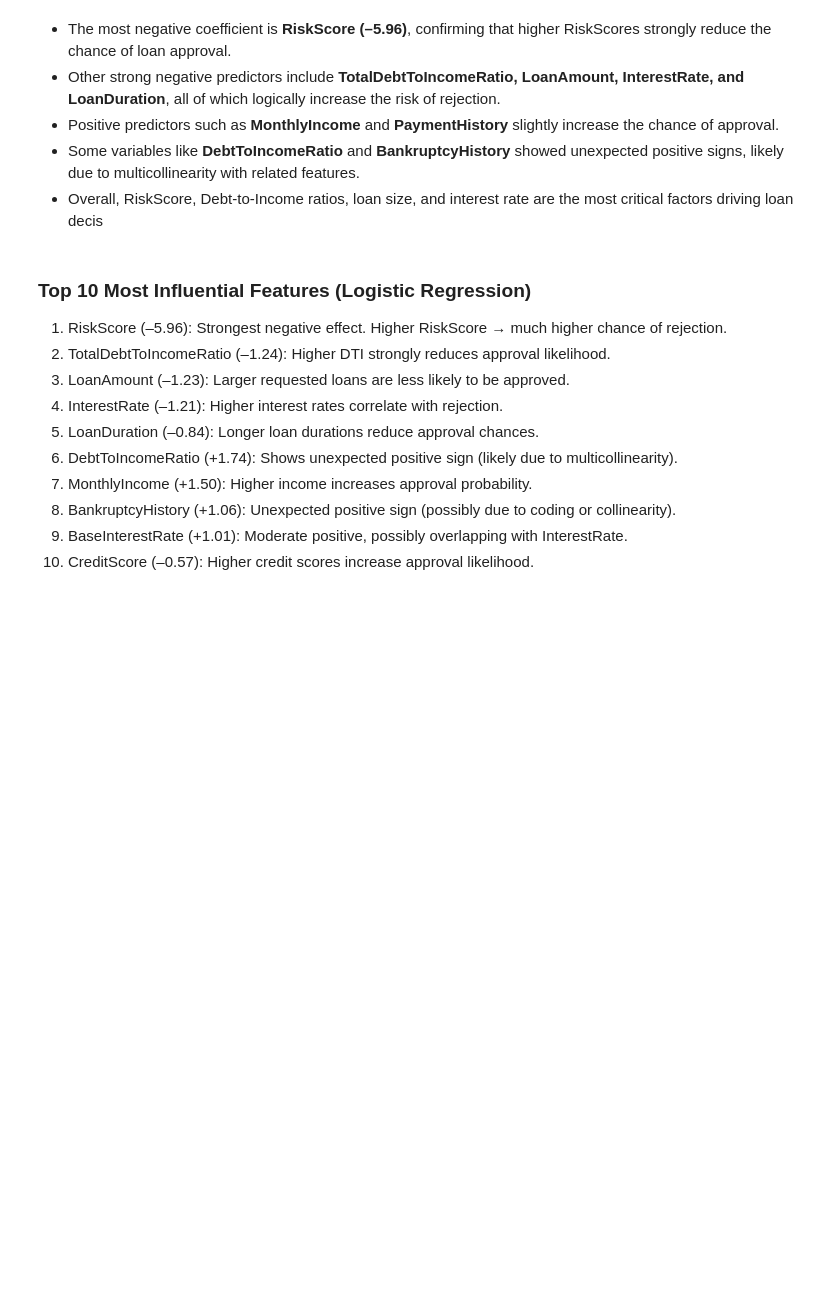
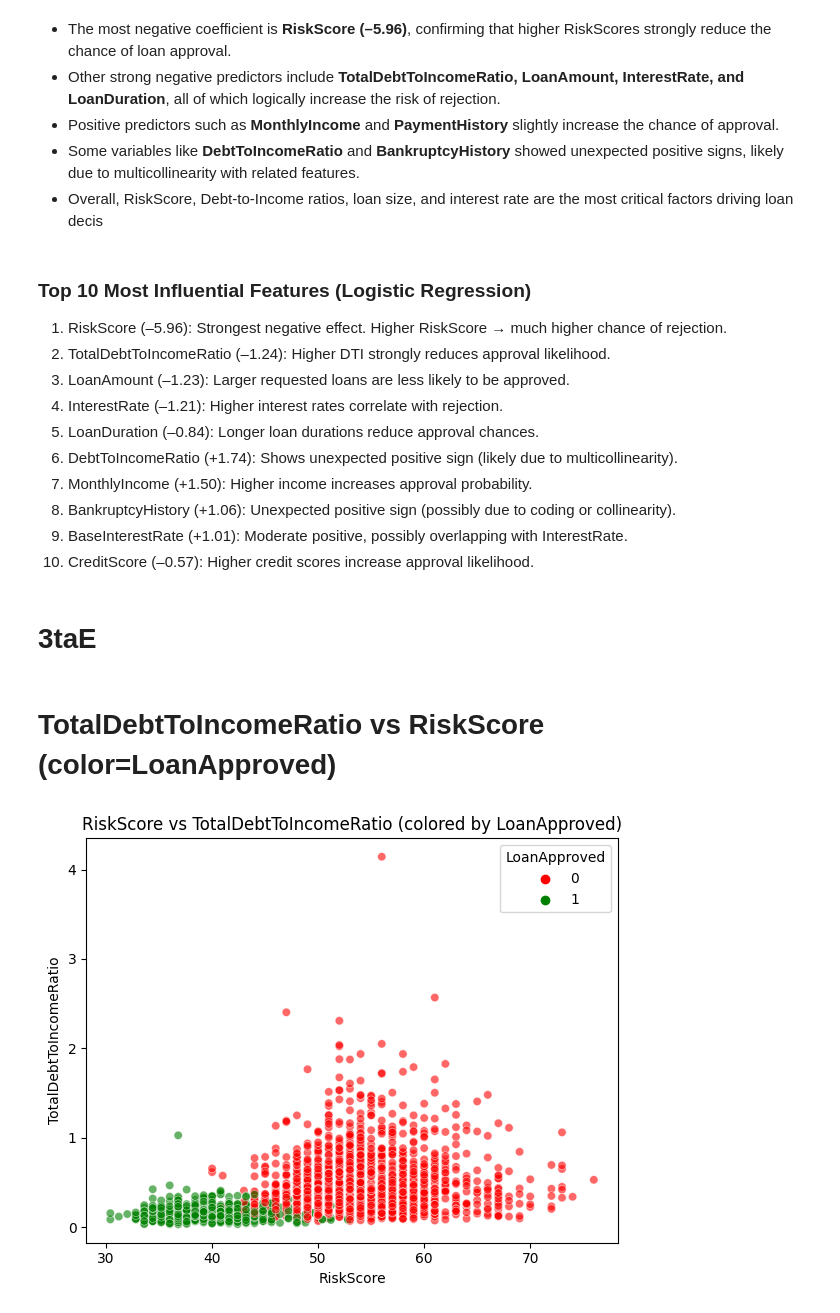
Before and after one commit to KimiyaVahidMotlagh/QBC-DA10-Group4Project1, a Jupyter notebook: DA10_EDA-poya.ipynb, the cells around one changed output. Cells and saved outputs as stored; diff of their text form; code cells hidden in the pictures; blank space fills up the shorter version.

```diff
--- a/DA10_EDA-poya.ipynb
+++ b/DA10_EDA-poya.ipynb
@@ -915,3 +915,25 @@ print(top10)
 8. BankruptcyHistory (+1.06): Unexpected positive sign (possibly due to coding or collinearity).
 9. BaseInterestRate (+1.01): Moderate positive, possibly overlapping with InterestRate.
 10. CreditScore (–0.57): Higher credit scores increase approval likelihood.
+# %% [markdown]
+# 3taE
+# %% [markdown]
+# TotalDebtToIncomeRatio vs RiskScore (color=LoanApproved)
+# %%
+import seaborn as sns
+import matplotlib.pyplot as plt
+
+plt.figure(figsize=(6,5))
+sns.scatterplot(
+    data=df,
+    x='RiskScore',
+    y='TotalDebtToIncomeRatio',
+    hue='LoanApproved',
+    alpha=0.6,
+    palette={0: "red", 1: "green"}
+)
+plt.title('RiskScore vs TotalDebtToIncomeRatio (colored by LoanApproved)')
+plt.tight_layout()
+plt.show()
+# %% [output]
+[figure, added]
```
Also changed, not shown: parts of 13 cells of this notebook.
